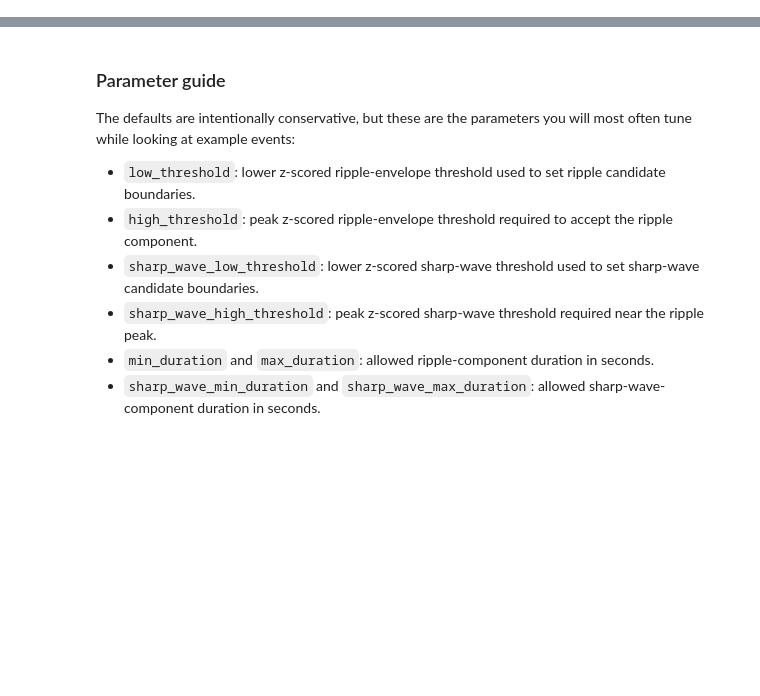
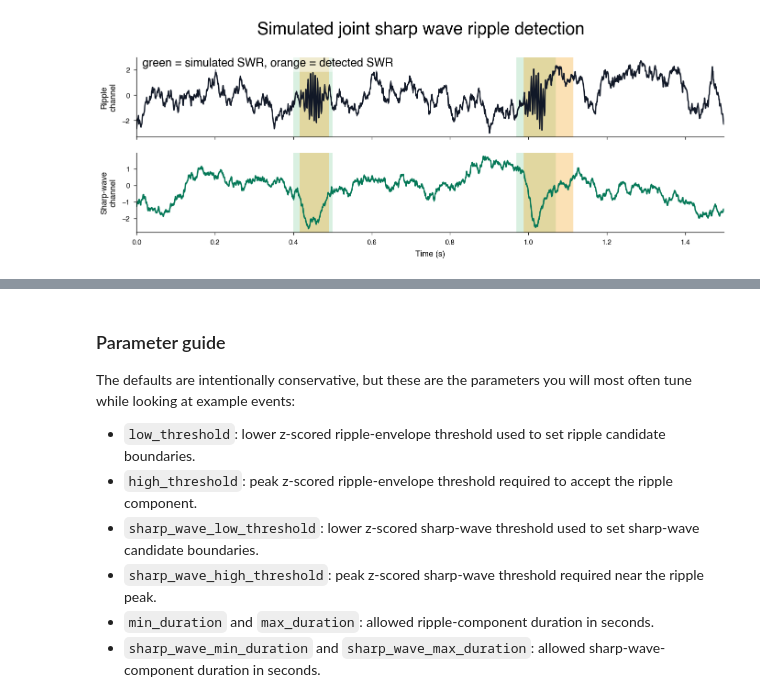
Before and after one commit to ryanharvey1/neuro_py, a Jupyter notebook: tutorials/sharp_wave_ripple_detection.ipynb, the cells around one changed output, grey strips where cells are left out. Drawn from its saved outputs; the diff is of its cells as text; code cells hidden in the pictures; blank space fills up the shorter version.

Commit message:
Refine simulated SWR tutorial visualization

```diff
--- a/tutorials/sharp_wave_ripple_detection.ipynb
+++ b/tutorials/sharp_wave_ripple_detection.ipynb
@@ -18,12 +18,9 @@ We will:
 import matplotlib.pyplot as plt
 import numpy as np
 import pandas as pd
-import seaborn as sns
 from scipy import ndimage, signal
-from scipy.stats import zscore
 
 import neuro_py as npy
 from neuro_py.detectors.sharp_wave_ripple import detect_sharp_wave_ripples
 
-sns.set_theme(style="whitegrid", context="talk")
 npy.plotting.set_plotting_defaults()
@@ -265,0 +163,64 @@ The important behavior is still joint detection: a candidate event must pass sep
+# %%
+def plot_simulated_swr_result(events, truth, timestamps, ripple_raw, sharp_wave_raw):
+    fig, axes = plt.subplots(
+        2,
+        1,
+        figsize=npy.plotting.set_size("nature_double", fraction=1.3, ratio=0.3),
+        sharex=True,
+        dpi=180,
+    )
+    ripple_ax, sharp_wave_ax = axes
+
+    for row in truth.itertuples(index=False):
+        for ax in axes:
+            ax.axvspan(
+                row.true_start,
+                row.true_stop,
+                color="#16a34a",
+                alpha=0.16,
+                lw=0,
+                zorder=-1000,
+            )
+    for start, stop in events[["start", "stop"]].to_numpy():
+        for ax in axes:
+            ax.axvspan(start, stop, color="#f59e0b", alpha=0.30, lw=0, zorder=-900)
+
+    ripple_ax.plot(timestamps, ripple_raw, color="#111827", lw=1.1)
+    ripple_ax.set_ylabel("Ripple\nchannel")
+
+    sharp_wave_ax.plot(timestamps, sharp_wave_raw, color="#047857", lw=1.2)
+    sharp_wave_ax.set_ylabel("Sharp-wave\nchannel")
+    sharp_wave_ax.set_xlabel("Time (s)")
+
+    for ax in axes:
+        ax.margins(x=0)
+        ax.spines[["top", "right"]].set_visible(False)
+
+    ripple_ax.text(
+        0.01,
+        1,
+        "green = simulated SWR, orange = detected SWR",
+        transform=ripple_ax.transAxes,
+        ha="left",
+        va="top",
+        fontsize=10,
+        bbox={
+            "boxstyle": "round,pad=0.3",
+            "facecolor": "white",
+            "alpha": 0.5,
+            "edgecolor": "none",
+        },
+    )
+    return fig
+
+
+fig = plot_simulated_swr_result(
+    sim_events,
+    sim_truth,
+    sim_timestamps,
+    sim_ripple,
+    sim_sharp_wave,
+)
+fig.suptitle("Simulated joint sharp wave ripple detection", y=1.04, fontsize=15);
+# %% [output]
+[figure, added]
```
Also changed, not shown: parts of 14 cells of this notebook.
